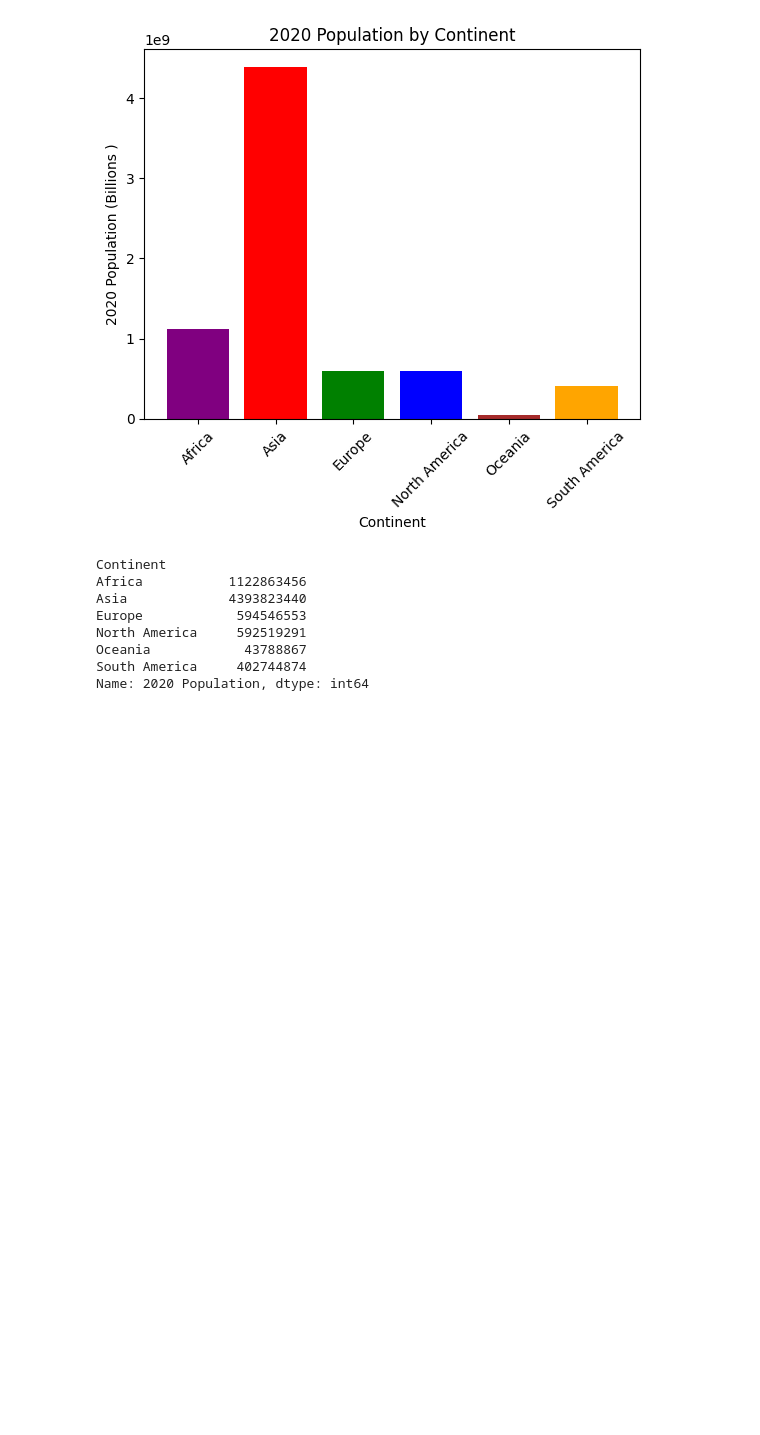
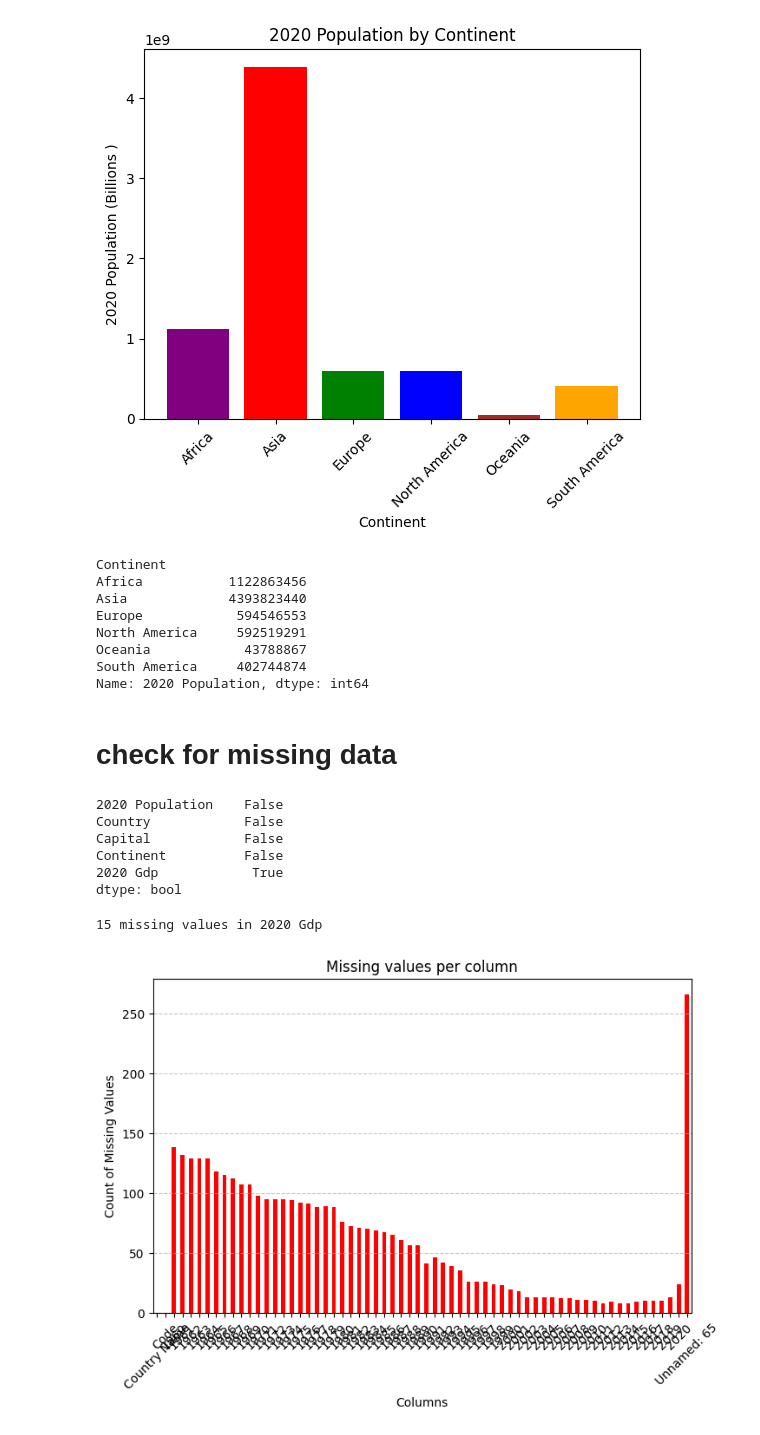
Before and after one commit to HABUDANHAYABK/Associate-Data-Scientist-in-Python, a Jupyter notebook: Joining_Data_with_pandas/inner_join.ipynb, the cells around one changed output. Saved outputs shown, nothing was run; the diff lists cells and outputs as text; code cells hidden in the pictures; blank space fills up the shorter version.

```diff
--- a/Joining_Data_with_pandas/inner_join.ipynb
+++ b/Joining_Data_with_pandas/inner_join.ipynb
@@ -176,3 +176,34 @@ North America     592519291
 Oceania            43788867
 South America     402744874
 Name: 2020 Population, dtype: int64
+# %% [markdown]
+# check for missing data
+# %%
+pop_gdp2020.isna().any()
+# %% [output]
+2020 Population    False
+Country            False
+Capital            False
+Continent          False
+2020 Gdp            True
+dtype: bool
+# %%
+print(f"{pop_gdp2020["2020 Gdp"].isna().sum()} missing values in 2020 Gdp")
+# %% [output]
+15 missing values in 2020 Gdp
+# %%
+import matplotlib.pyplot as plt
+import pandas as pd
+
+gdp = pd.read_csv(r"c:/users/danhaya/arewads/arewads-fellowship/gdp.csv")
+
+gdp.isna().sum().plot(kind='bar', color='red', figsize=(8,5))
+plt.xlabel("Columns")
+plt.ylabel("Count of Missing Values")
+plt.title("Missing values per column")
+plt.xticks(rotation=45)
+plt.grid(axis='y', linestyle='--', alpha =0.7)
+
+plt.show()
+# %% [output]
+[figure, added]
```
